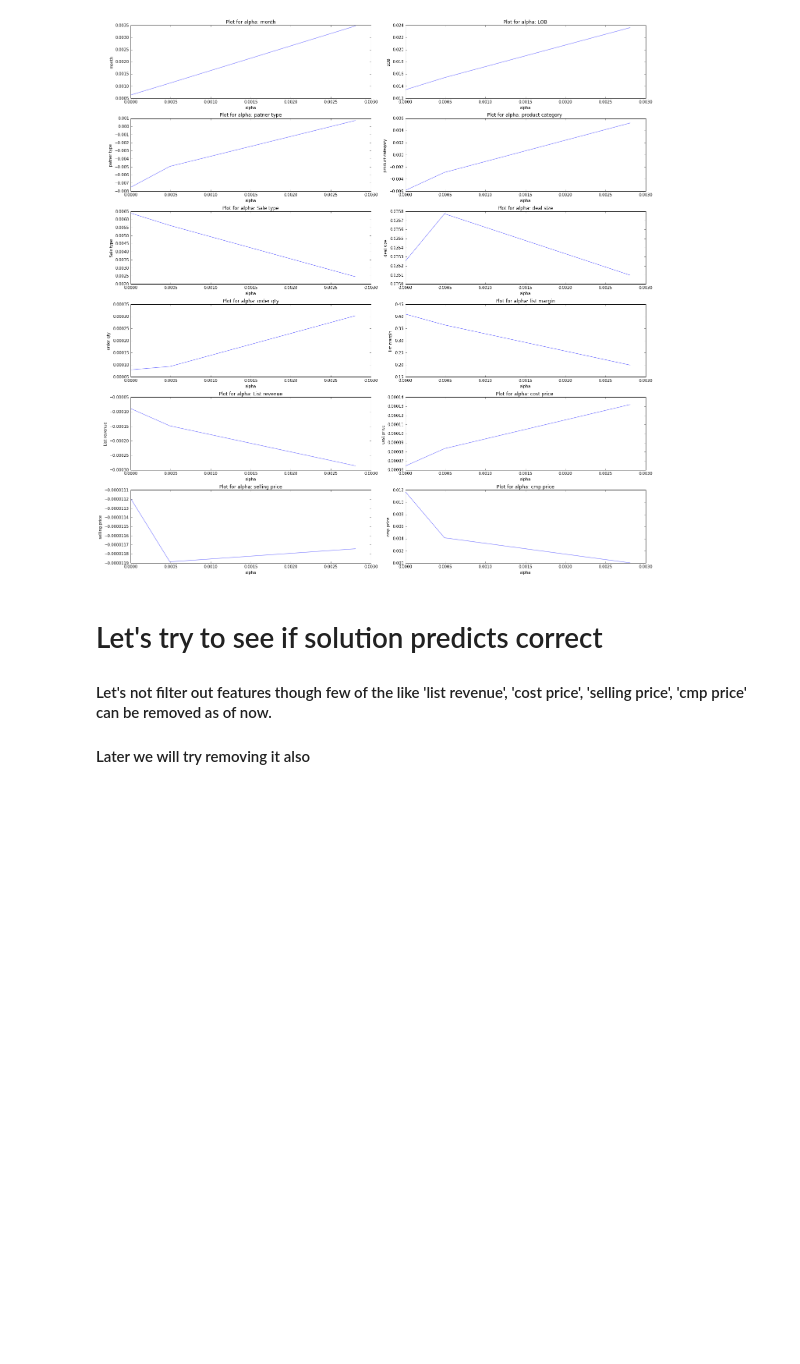
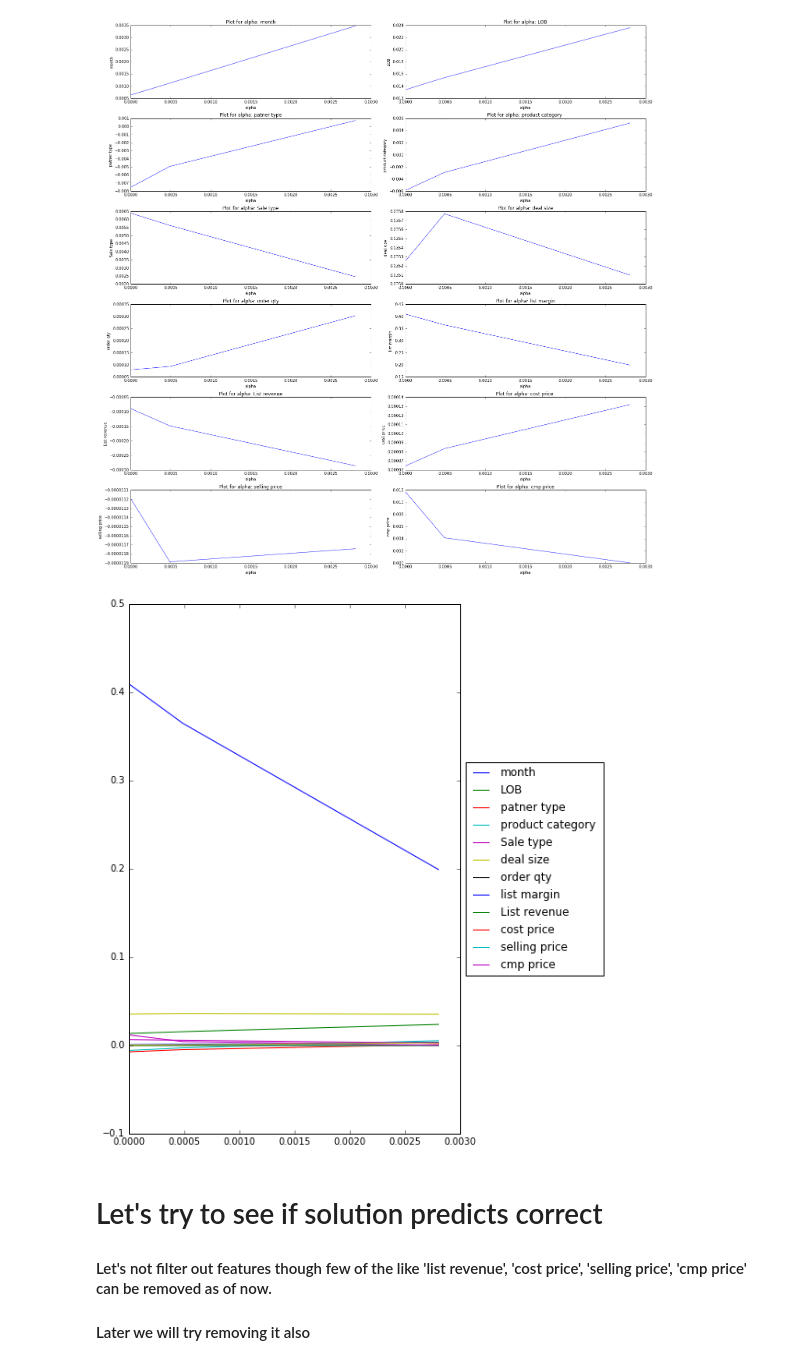
Before and after one commit to sahilmakkar1983/PocAndTrials, a Jupyter notebook: Product_discount_analysis.ipynb, the cells around one changed output. Cells and saved outputs as stored; diff of their text form; code cells hidden in the pictures; blank space fills up the shorter version.

```diff
--- a/Product_discount_analysis.ipynb
+++ b/Product_discount_analysis.ipynb
@@ -724,5 +717,34 @@ plt.savefig('all_Lasso_test_plot.png', dpi=300)
 # %% [output]
 [figure]
+# %%
+from matplotlib import pyplot
+'''
+plt.figure(figsize=(10,10))
+plt.plot(tmp['alpha'],tmp)
+
+plt.legend(['month', 'LOB', 'patner type', 'product category ', 'Sale type',
+            'deal size', 'order qty', 'list margin', 'List revenue',
+            'cost price ', 'selling price', 'cmp price'],
+           bbox_to_anchor=(0., 1.02, 1., .102), loc=3,
+           ncol=2, mode="expand", borderaxespad=0.)
+plt.xlabel('Alpha')
+plt.ylabel('Features')
+plt.tight_layout()
+plt.savefig('all_on_One_Plot_Lasso_test_plot.png', dpi=1000)
+'''
+fig = pyplot.figure(figsize=(10,10))
+ax  = fig.add_subplot(111)
+
+ax.set_position([0.1,0.1,0.5,0.8])
+ax.plot(tmp['alpha'],tmp)
+leg = ax.legend(['month', 'LOB', 'patner type', 'product category ', 'Sale type',
+                 'deal size', 'order qty', 'list margin', 'List revenue',
+                 'cost price ', 'selling price', 'cmp price'],
+                loc = 'center left', bbox_to_anchor = (1.0, 0.5))
+
+fig.savefig('all_on_One_Plot_Lasso_test_plot.png', dpi=1000)
+# %% [output]
+[figure, added]
 # %% [markdown]
 # Let's try to see if solution predicts correct
 #### Let's not filter out features though few of the like 'list revenue', 'cost price', 'selling price', 'cmp price' can be removed as of now.
```
Also changed, not shown: parts of 21 cells of this notebook, 1 other file.
